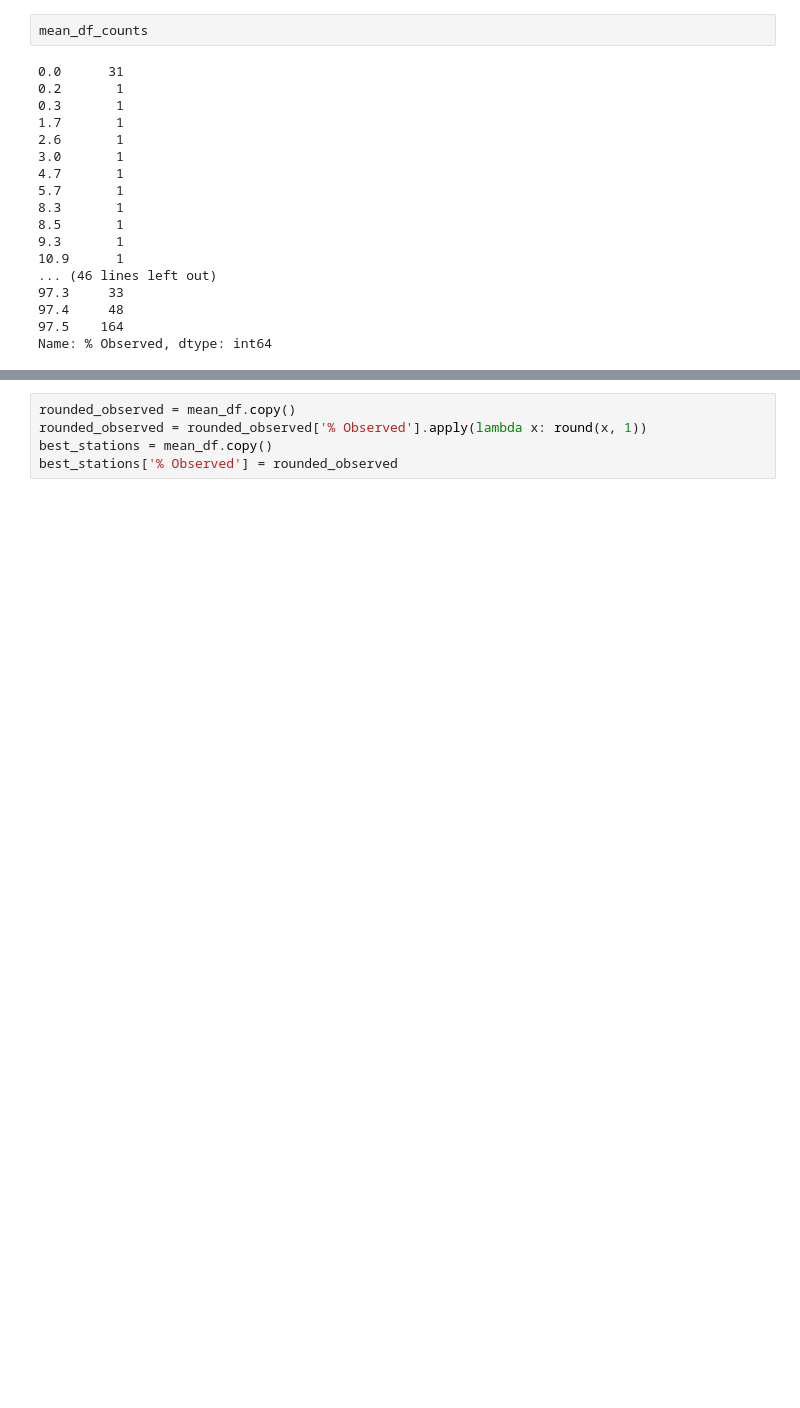
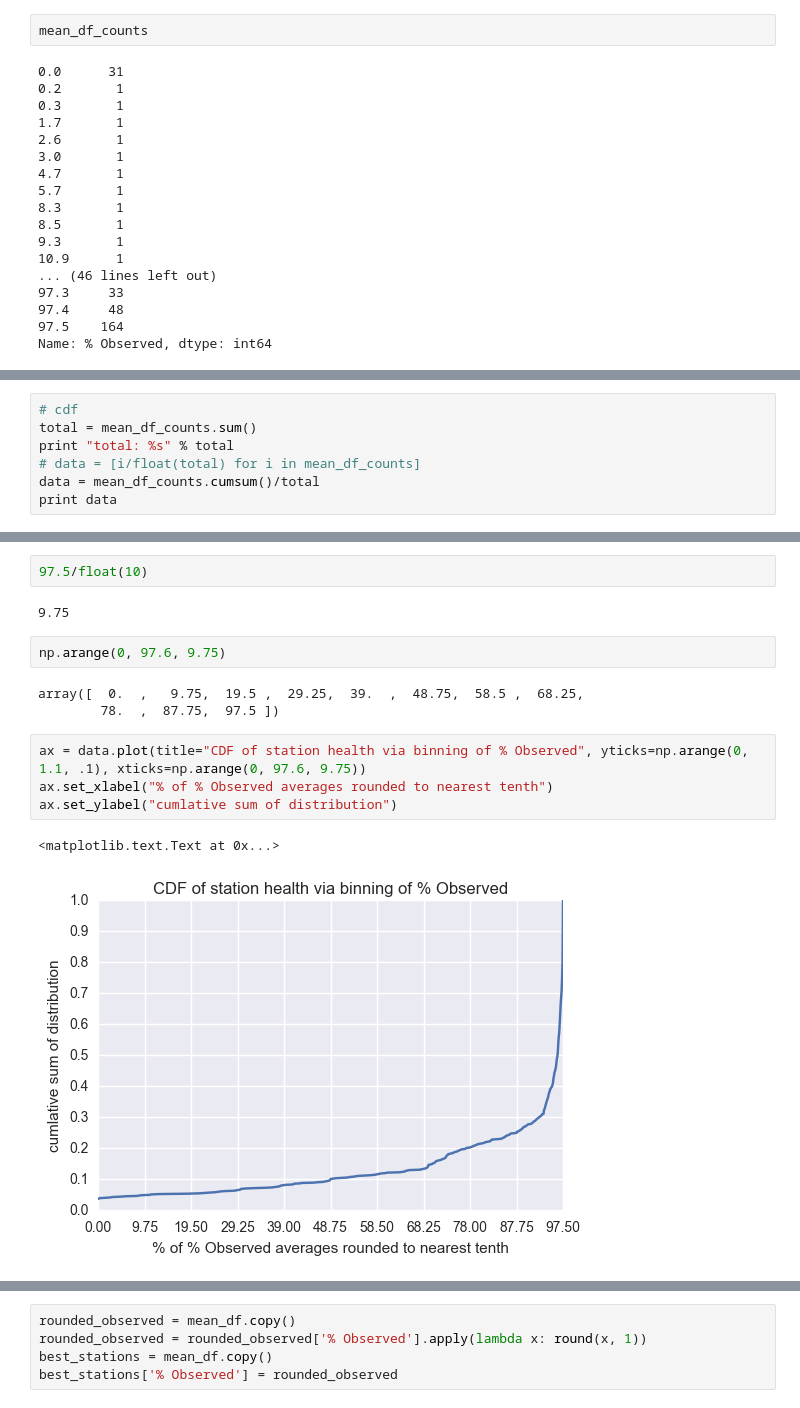
Before and after one commit to abrespect/DSE_Cohort2_Traffic_Capstone, a Jupyter notebook: C2 Exploratory/Explore Data including Sensor Health.ipynb, the cells around one changed output, grey strips where cells are left out. Cells and saved outputs as stored; diff of their text form; blank space fills up the shorter version.

```diff
--- a/C2 Exploratory/Explore Data including Sensor Health.ipynb
+++ b/C2 Exploratory/Explore Data including Sensor Health.ipynb
@@ -560,3 +556,10 @@ plt.plot(ind,data)
 total: 839
 [<matplotlib.lines.Line2D at 0x...>]
 [figure]
+# %%
+# cdf
+total = mean_df_counts.sum()
+print "total: %s" % total
+# data = [i/float(total) for i in mean_df_counts]
+data = mean_df_counts.cumsum()/total
+print data
@@ -563,2 +584,18 @@ total: 839
+# %%
+97.5/float(10)
+# %% [output]
+9.75
+# %%
+np.arange(0, 97.6, 9.75)
+# %% [output]
+array([  0.  ,   9.75,  19.5 ,  29.25,  39.  ,  48.75,  58.5 ,  68.25,
+        78.  ,  87.75,  97.5 ])
+# %%
+ax = data.plot(title="CDF of station health via binning of % Observed", yticks=np.arange(0, 1.1, .1), xticks=np.arange(0, 97.6, 9.75))
+ax.set_xlabel("% of % Observed averages rounded to nearest tenth")
+ax.set_ylabel("cumlative sum of distribution")
+# %% [output]
+<matplotlib.text.Text at 0x...>
+[figure, added]
 # %% [markdown]
 ## Average % Observed for stations
```
Also changed, not shown: parts of 3 cells of this notebook, 1 other file.
